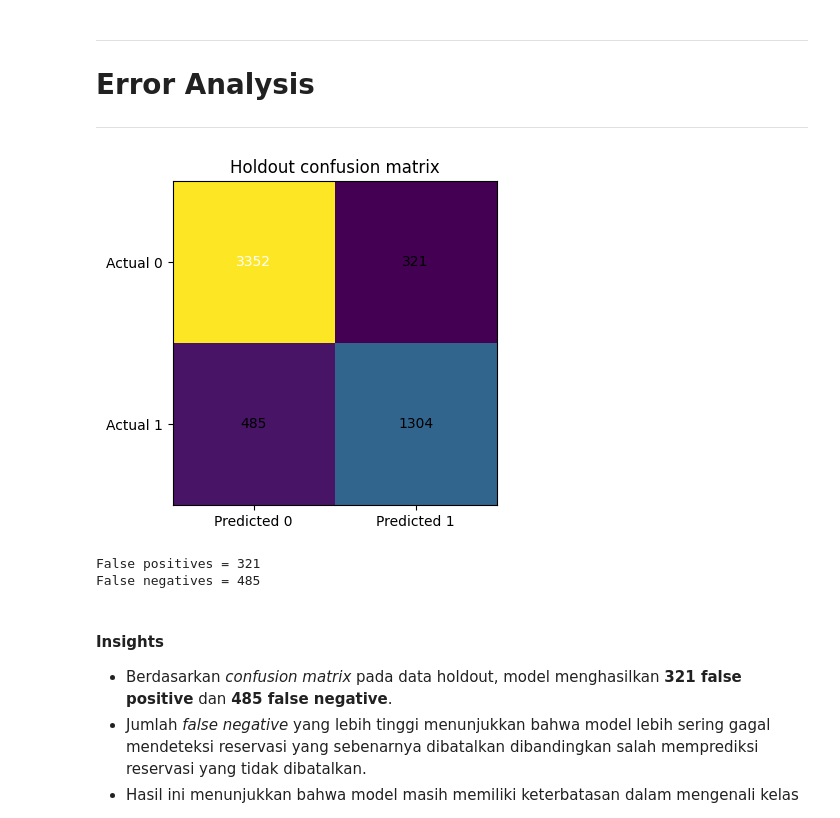
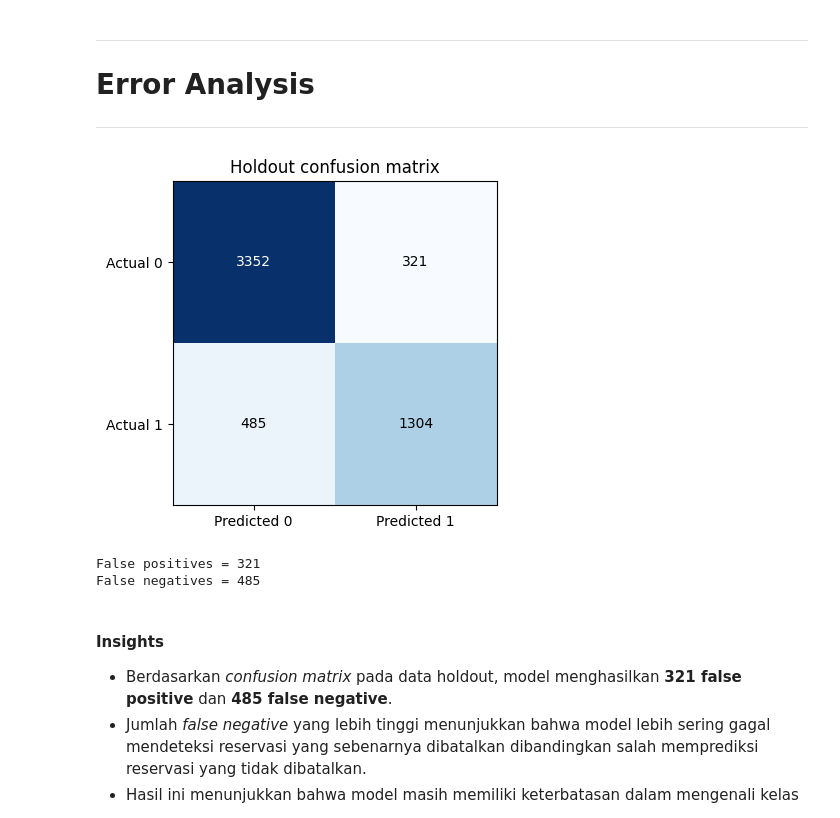
Before and after one commit to MAJIIDMN/IF3170_G04_TreeIsAllYouNeed, a Jupyter notebook: src/kaggle/knn_notebook.ipynb, the cells around one changed output. Saved outputs shown, nothing was run; the diff lists cells and outputs as text; code cells hidden in the pictures.

```diff
--- a/src/kaggle/knn_notebook.ipynb
+++ b/src/kaggle/knn_notebook.ipynb
@@ -861,20 +861,33 @@ Submission saved = C:\Users\asus\OneDrive\Documents\GitHub\IF3170_G04_TreeIsAllY
 ---
 # %%
 matrix = evaluation["confusion_matrix"]
+
 fig, ax = plt.subplots(figsize=(5, 4))
-ax.imshow(matrix)
+im = ax.imshow(matrix, cmap="Blues")
+
 ax.set_xticks([0, 1], labels=["Predicted 0", "Predicted 1"])
 ax.set_yticks([0, 1], labels=["Actual 0", "Actual 1"])
+
 for row in range(2):
     for column in range(2):
-        ax.text(column, row, str(matrix[row, column]), ha="center", va="center", color="white" if matrix[row, column] > matrix.max() / 2 else "black")
+        value = matrix[row, column]
+        r, g, b, _ = im.cmap(im.norm(value))
+        luminance = 0.2126 * r + 0.7152 * g + 0.0722 * b
+
+        ax.text(
+            column, row, str(value),
+            ha="center", va="center",
+            color="black" if luminance > 0.5 else "white"
+        )
+
 ax.set_title("Holdout confusion matrix")
 plt.tight_layout()
 plt.show()
+
 print(f"False positives = {int(matrix[0, 1])}")
 print(f"False negatives = {int(matrix[1, 0])}")
 # %% [output]
-[figure, old version]
+[figure, new version]
 False positives = 321
 False negatives = 485
 # %% [markdown]
```
Also changed, not shown: parts of 1 cell of this notebook, 9 other files.
